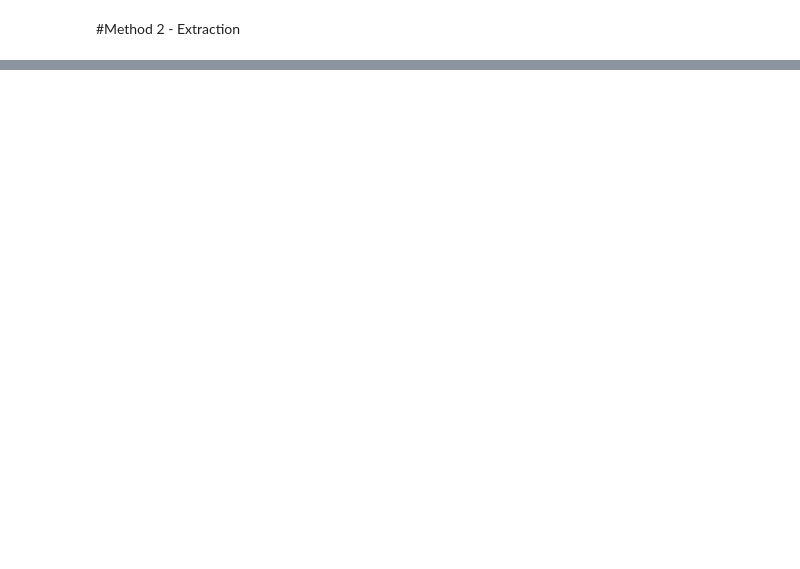
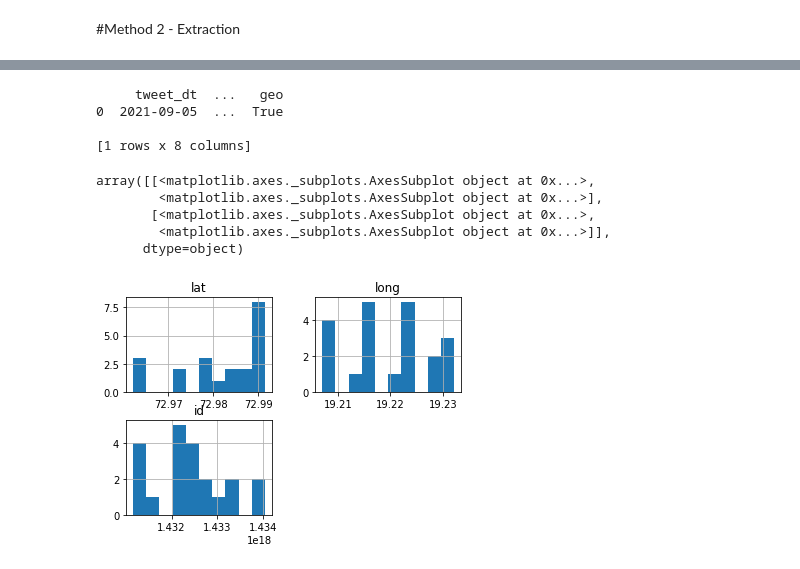
Before and after one commit to R-A-N-N/Final-Year-Project, a Jupyter notebook: Twitter_Problem_Detection.ipynb, the cells around one changed output, grey strips where cells are left out. Drawn from its saved outputs; the diff is of its cells as text; code cells hidden in the pictures; blank space fills up the shorter version.

```diff
--- a/Twitter_Problem_Detection.ipynb
+++ b/Twitter_Problem_Detection.ipynb
@@ -36,6 +36,7 @@ for line in file:
     str1 = ""
     for ele in line:
         str1 += ele
+    str1 + ", Thane"
     search_words = str1
     # print(search_words)
     date_since = "2000-01-01"
@@ -69,7 +70,7 @@ Address, nehru nagar no. 2 road no. 18, near fire brigade, Wagle estate, Thane W
 # %% [markdown]
 #Method 2 - Extraction
 # %%
-csvFile = open('Tweets', 'a')
+csvFile = open('Tweets.csv', 'a')
 csvWriter = csv.writer(csvFile)
 
 
@@ -79,6 +80,7 @@ for line in file:
     str1 = ""
     for ele in line:
         str1 += ele
+    str1 + " , Thane"
     # print(str1)
     search_words = str1      #enter your words
     new_search = search_words + " -filter:retweets"
@@ -107,0 +219,29 @@ These gambling houses are running successfully under jurisdiction of wagle estat
+# %%
+csvFile = open('Tweets.csv', 'a')
+csvWriter = csv.writer(csvFile)
+
+
+file = csv.reader(open('/content/drive/MyDrive/Twitter Problem Detection/GeoNames.csv'), delimiter=',')
+for line in file:
+    # print(line)
+    str1 = ""
+    for ele in line:
+        str1 += ele
+        # print(ele)
+    # search_words = str1 + '-filter:retweets'
+    # # text_query = "nikita -filter:retweets"
+
+    # geoc = "19.2467,-72.9760,1mi"
+    # for tweet in tw.Cursor(api.search, q=search_words, lang='en').items(1000):
+
+        print(tweet.text,"\n")
+        # csvWriter.writerow([tweet.created_at, tweet.text,tweet.user.screen_name.encode('utf-8'), tweet.user.location.encode('utf-8')])
+
+    tweet_lst=[]
+    geoc="19.2183,72.9781,100mi"
+    date_since = "2000-01-01"
+    for tweet in tw.Cursor(api.search, geocode=geoc, since=date_since).items(1000):
+        tweetDate = tweet.created_at.date()
+        if(tweet.coordinates !=None):
+          tweet_lst.append([tweetDate,tweet.id,tweet.coordinates['coordinates'][0], tweet.coordinates['coordinates'][1],tweet.user.screen_name,tweet.user.name, tweet.text,tweet.user._json['geo_enabled']])
+          df = pd.DataFrame(tweet_lst, columns=['tweet_dt', 'id', 'lat','long','username', 'name', 'tweet','geo'])
@@ -107,0 +266,26 @@ These gambling houses are running successfully under jurisdiction of wagle estat
+# %%
+tweet_list = []
+geoc = "19.2467,72.9760,1mi"
+for tweet in tw.Cursor(api.search, geocode=geoc).items(100):
+  if(tweet.coordinates != None):
+    tweet_list.append([tweet.created_at.date, tweet.id, tweet.coordinates['coordinates'][0],
+                       tweet.coordinates['coordinates'][1], tweet.user.screen_name,tweet.user.name,
+                       tweet.text, tweet.user._json['geo_enabled']])
+    df = pd.DataFrame(tweet_list, columns=['tweet_dt', 'id', 'lat', 'long', 'user', 'name', 'tweet', 'geo'])
+print(tweet_list)
+# %%
+print(df)
+# %% [output]
+     tweet_dt  ...   geo
+0  2021-09-05  ...  True
+
+[1 rows x 8 columns]
+# %%
+df[['lat','long','id']].hist()
+# %% [output]
+array([[<matplotlib.axes._subplots.AxesSubplot object at 0x...>,
+        <matplotlib.axes._subplots.AxesSubplot object at 0x...>],
+       [<matplotlib.axes._subplots.AxesSubplot object at 0x...>,
+        <matplotlib.axes._subplots.AxesSubplot object at 0x...>]],
+      dtype=object)
+[figure, added]
```
Also changed, not shown: parts of 10 cells of this notebook.
